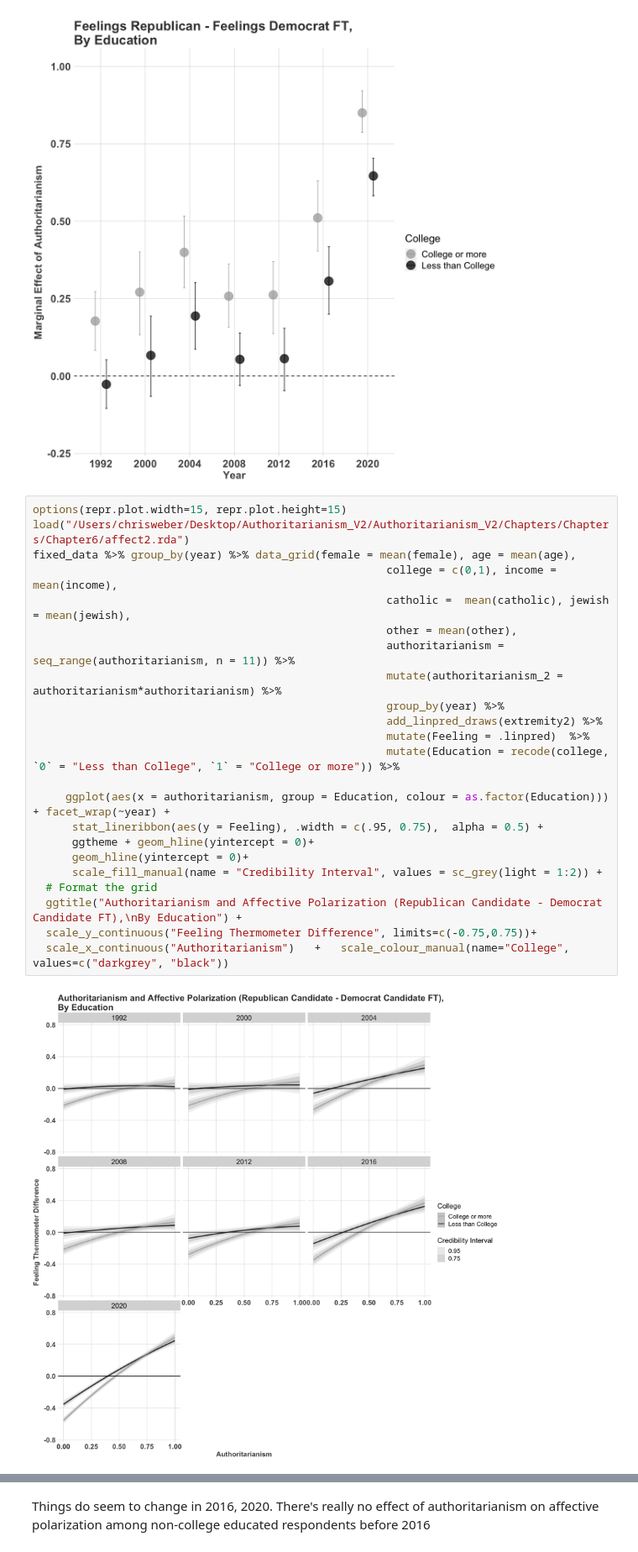
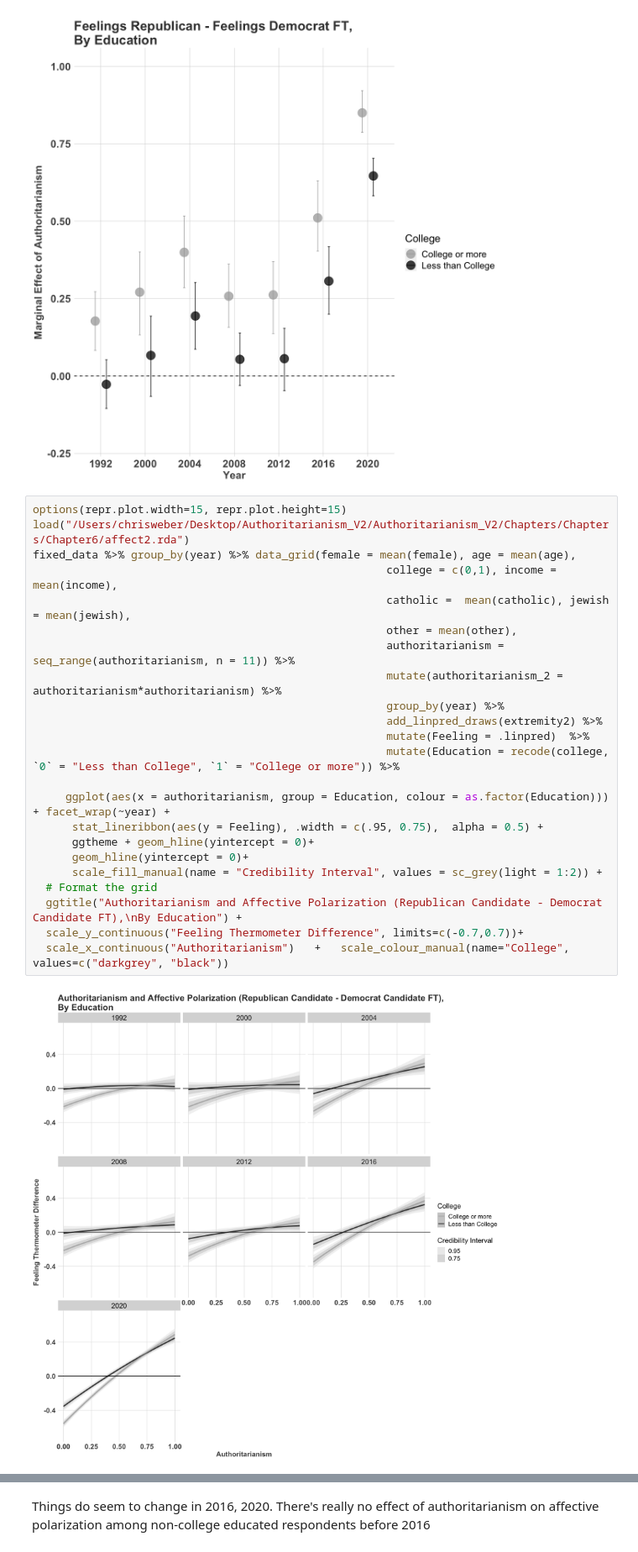
Before and after one commit to crweber9874/Authoritarianism_V2, a Jupyter notebook: analysis/cross_sectional_analysis(ch6)/post_process.ipynb, the cells around one changed output, grey strips where cells are left out. Shown at 84% size. Drawn from its saved outputs; the diff is of its cells as text.

```diff
--- a/analysis/cross_sectional_analysis(ch6)/post_process.ipynb
+++ b/analysis/cross_sectional_analysis(ch6)/post_process.ipynb
@@ -543,25 +706,25 @@ ggplot(aes(x = factor(year),
 # %%
 options(repr.plot.width=15, repr.plot.height=15)
 load("/Users/chrisweber/Desktop/Authoritarianism_V2/Authoritarianism_V2/Chapters/Chapters/Chapter6/affect2.rda")
 fixed_data %>% group_by(year) %>% data_grid(female = mean(female), age = mean(age),
                                                       college = c(0,1), income = mean(income),
                                                       catholic =  mean(catholic), jewish = mean(jewish),
                                                       other = mean(other),
                                                       authoritarianism = seq_range(authoritarianism, n = 11)) %>%
                                                       mutate(authoritarianism_2 = authoritarianism*authoritarianism) %>%
                                                       group_by(year) %>%
                                                       add_linpred_draws(extremity2) %>%
                                                       mutate(Feeling = .linpred)  %>%
                                                       mutate(Education = recode(college, `0` = "Less than College", `1` = "College or more")) %>%
 
      ggplot(aes(x = authoritarianism, group = Education, colour = as.factor(Education))) + facet_wrap(~year) +
       stat_lineribbon(aes(y = Feeling), .width = c(.95, 0.75),  alpha = 0.5) +
       ggtheme + geom_hline(yintercept = 0)+
       geom_hline(yintercept = 0)+
       scale_fill_manual(name = "Credibility Interval", values = sc_grey(light = 1:2)) +
   # Format the grid
   ggtitle("Authoritarianism and Affective Polarization (Republican Candidate - Democrat Candidate FT),\nBy Education") +
-  scale_y_continuous("Feeling Thermometer Difference", limits=c(-0.75,0.75))+
+  scale_y_continuous("Feeling Thermometer Difference", limits=c(-0.7,0.7))+
   scale_x_continuous("Authoritarianism")   +   scale_colour_manual(name="College", values=c("darkgrey", "black"))
 # %% [output]
-[figure, old version]
+[figure, new version]
```
Also changed, not shown: parts of 17 cells of this notebook.
